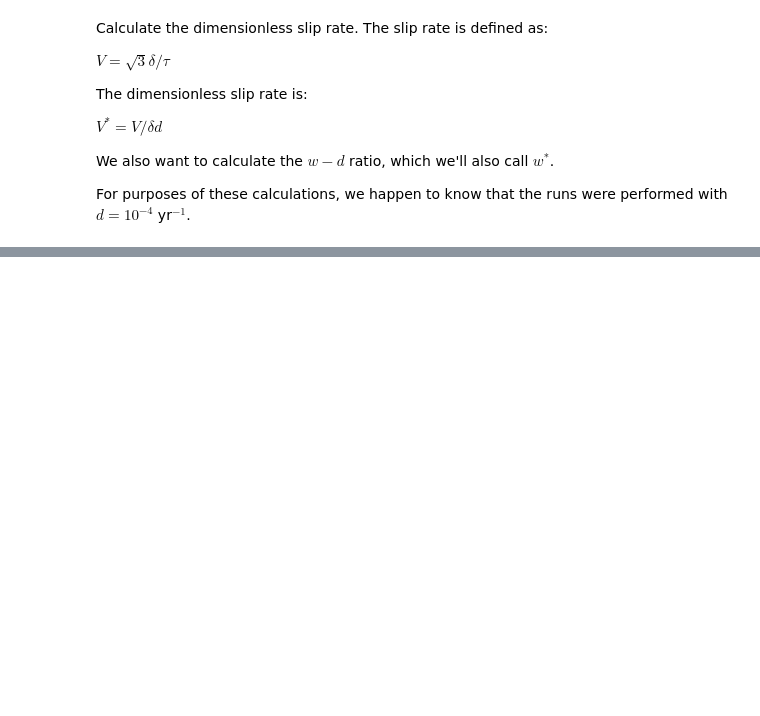
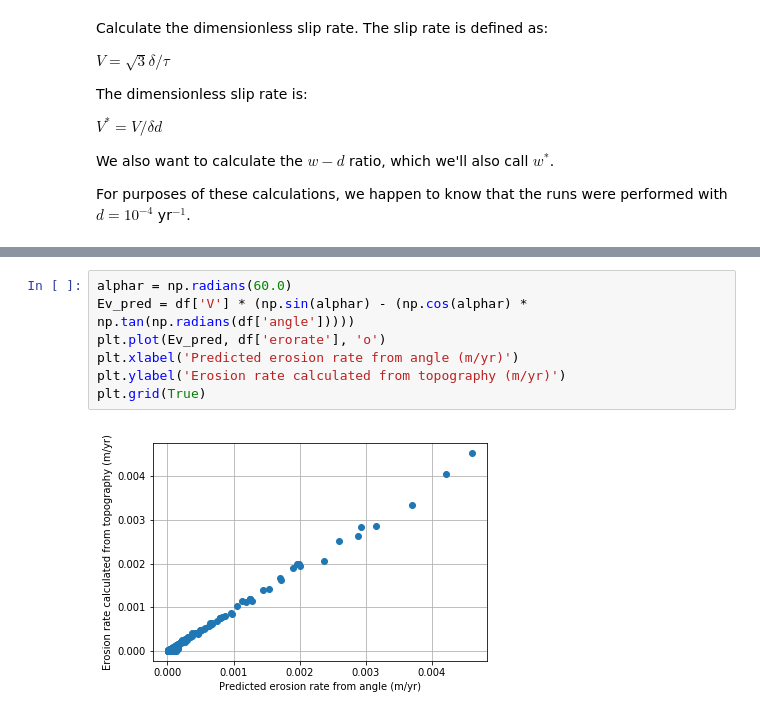
Before and after one commit to gregtucker/facetmorphology, a Jupyter notebook: DataAnalysis/plot_and_analyze_vw_series_runs.ipynb, the cells around one changed output, grey strips where cells are left out. Saved outputs shown, nothing was run; the diff lists cells and outputs as text; blank space fills up the shorter version.

Commit message:
update text and figures on dissolution

```diff
--- a/DataAnalysis/plot_and_analyze_vw_series_runs.ipynb
+++ b/DataAnalysis/plot_and_analyze_vw_series_runs.ipynb
@@ -409,0 +130,9 @@ plt.ylim([0, 60])
+# %%
+alphar = np.radians(60.0)
+Ev_pred = df['V'] * (np.sin(alphar) - (np.cos(alphar) * np.tan(np.radians(df['angle']))))
+plt.plot(Ev_pred, df['erorate'], 'o')
+plt.xlabel('Predicted erosion rate from angle (m/yr)')
+plt.ylabel('Erosion rate calculated from topography (m/yr)')
+plt.grid(True)
+# %% [output]
+[figure, added]
```
Also changed, not shown: parts of 46 cells of this notebook, 5 other files.
